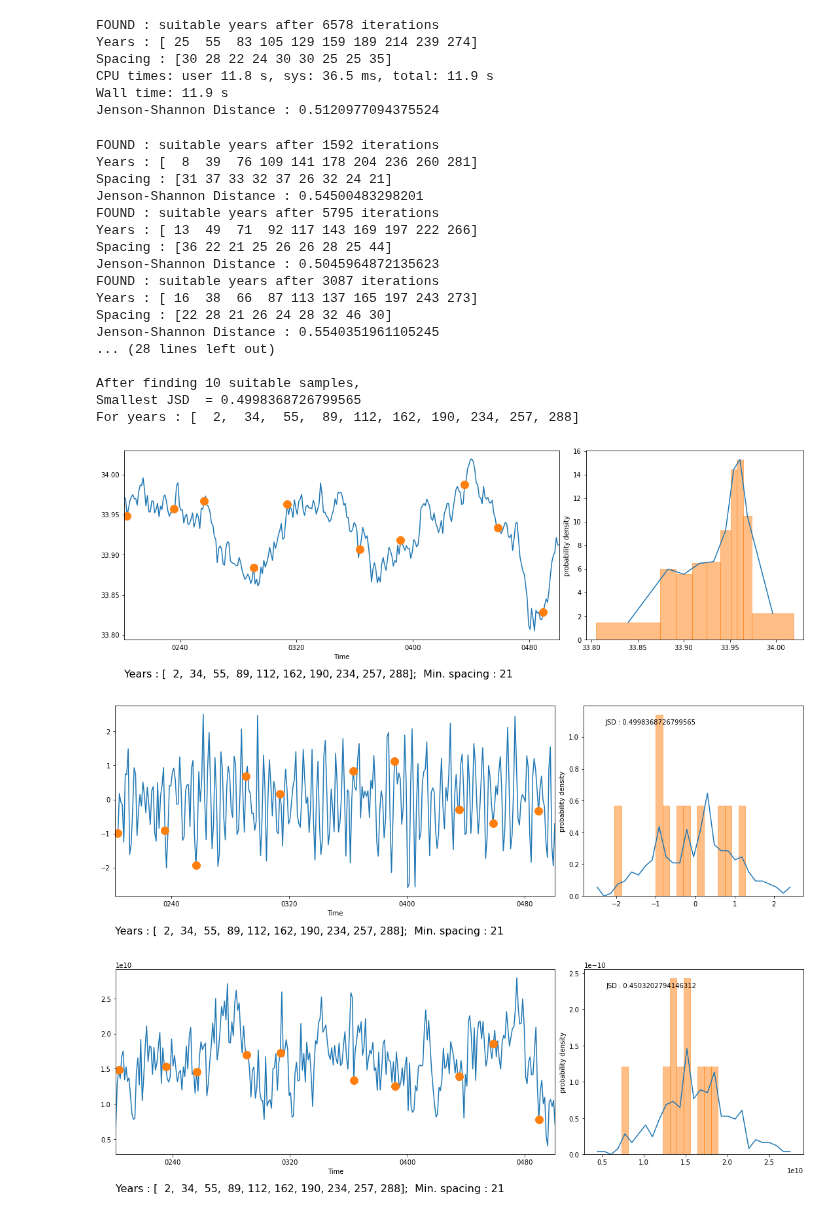
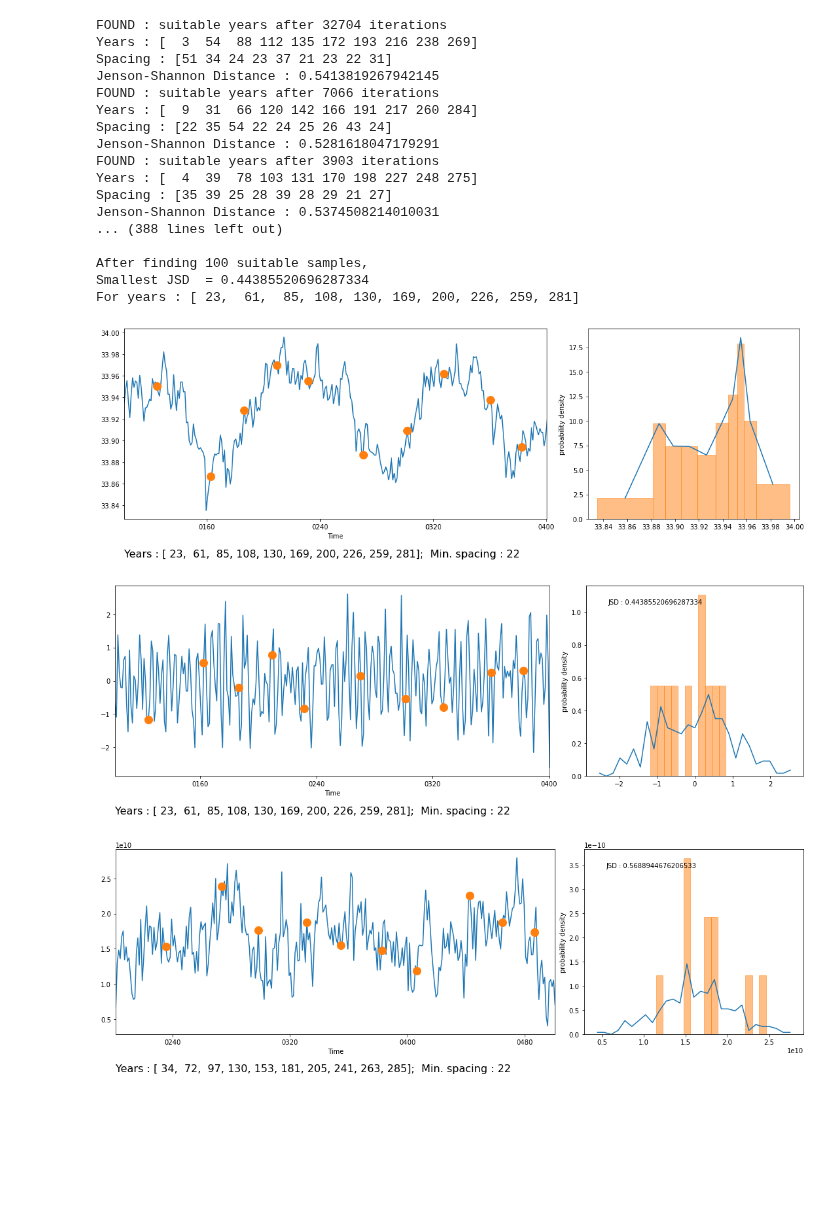
Before and after one commit to gmacgilchrist/esm4ppe_dev, a Jupyter notebook: notebooks/dev_startyears.ipynb, the cells around one changed output. Cells and saved outputs as stored; diff of their text form; code cells hidden in the pictures; blank space fills up the shorter version.

```diff
--- a/notebooks/dev_startyears.ipynb
+++ b/notebooks/dev_startyears.ipynb
@@ -31,23 +33,24 @@ import matplotlib.gridspec as gridspec
 import scipy.stats
 # %%
 # Mass transport for AABW
-paths = '../data/raw/CTRL/pp/ocean_annual_rho2/ts/annual/5yr/ocean_annual_rho2.0[2-4]*.vmo.nc'
+paths = '../data/raw/CTRL/pp/ocean_annual_rho2/ts/annual/5yr/ocean_annual_rho2.0[1-3]*.vmo.nc'
 ds = xr.open_mfdataset(glob.glob(paths),use_cftime=True)
 # Surface temperature for ENSO
-paths = '../data/raw/CTRL/pp/ocean_monthly/ts/monthly/5yr/ocean_monthly.0[2-4]*.tos.nc'
+paths = '../data/raw/CTRL/pp/ocean_monthly/ts/monthly/5yr/ocean_monthly.0[1-3]*.tos.nc'
 dstos = (xr.open_mfdataset(glob.glob(paths),use_cftime=True)
          # Use groupby to pick out years (coarsen doesn't like cftime)
          .groupby('time.year').mean().rename({'year':'time'})
          # Align coords with ds
          .assign_coords({'time':ds['time']}).drop('average_DT'))
 # Surface salinity
-paths = '../data/raw/CTRL/pp/ocean_monthly/ts/monthly/5yr/ocean_monthly.0[2-4]*.sos.nc'
+paths = '../data/raw/CTRL/pp/ocean_monthly/ts/monthly/5yr/ocean_monthly.0[1-3]*.sos.nc'
 dssos = (xr.open_mfdataset(glob.glob(paths),use_cftime=True)
          # Use groupby to pick out years (coarsen doesn't like cftime)
          .groupby('time.year').mean().rename({'year':'time'})
          # Align coords with ds
          .assign_coords({'time':ds['time']}).drop('average_DT'))
 ds = xr.merge([ds,dstos,dssos])
+# ds = xr.merge([dstos,dssos])
 # Grid
-gridpath = '../data/raw/CTRL/pp/ocean_annual_rho2/ocean_annual_rho2.static.nc'
+gridpath = '../data/raw/CTRL/pp/ocean_monthly/ocean_monthly.static.nc'
 grid = xr.open_mfdataset(glob.glob(gridpath))
@@ -97,8 +102,9 @@ with ProgressBar():
 # %%
-df = pd.DataFrame({'maxpsi':maxpsi,
+df = pd.DataFrame({
+                   'maxpsi':maxpsi,
                    'nino34':nino34,
                    'sosalinity':sosalinity,
-                   'time':np.arange(len(maxpsi['time']))})
+                   'time':np.arange(len(sosalinity['time']))})
 df
 # %% [output]
 |  | maxpsi | nino34 | sosalinity | time |
@@ -219,7 +225,9 @@ def get_distributions(ts,years,bins=30):
     sample_hist = histogram(sample,bins=[bins],dim=['time'],density=True)
     return ts_hist,sample_hist,bins
 
-def plot_distributions(ts,years,bins=30,print_years=True,print_jsd=True):
+def plot_distributions(ts,years,bins=30,
+                       print_years=True,print_jsd=True,
+                       savefig=False):
     sample = ts.isel(time=years)
     ts_hist,sample_hist,bin_edges = get_distributions(ts,years,bins=bins)
 
@@ -250,22 +258,19 @@ def plot_distributions(ts,years,bins=30,print_years=True,print_jsd=True):
 
         distance = get_jsd(ts,years)
         ax2.text(xpos,ypos,"JSD : {}".format(distance))
+
+    if savefig:
+        fig.savefig('../figures/ts_pdf.'+ts.name+'.png')
 # %%
 dfshort=df[:-10] # Ensemble runs could be up to 10 years, so constrain to be within first 290 years
 bins_pd = pd.cut(dfshort[primaryvar],bins)
 groups = dfshort.groupby(bins_pd)
-# %% [output]
-FOUND : suitable years after 6578 iterations
-Years : [ 25  55  83 105 129 159 189 214 239 274]
-Spacing : [30 28 22 24 30 30 25 25 35]
-CPU times: user 11.8 s, sys: 36.5 ms, total: 11.9 s
-Wall time: 11.9 s
-Jenson-Shannon Distance : 0.5120977094375524
 # %%
 ni=0
-maxni = 10
+maxni = 100
 distance = 1
 while ni<maxni:
+    print("ITERATION #{}".format(ni))
     yearsnow = get_years_with_spacing(groups,minspacing=20)
     distancenow = get_jsd(nino34,yearsnow)
     print("Jenson-Shannon Distance : {}".format(distancenow))
@@ -278,32 +283,37 @@ print("After finding {} suitable samples, ".format(ni))
 print("Smallest JSD  = {}".format(distance))
 print("For years : "+np.array2string(years,separator=', '))
 # %% [output]
-FOUND : suitable years after 1592 iterations
-Years : [  8  39  76 109 141 178 204 236 260 281]
-Spacing : [31 37 33 32 37 26 32 24 21]
-Jenson-Shannon Distance : 0.54500483298201
-FOUND : suitable years after 5795 iterations
-Years : [ 13  49  71  92 117 143 169 197 222 266]
-Spacing : [36 22 21 25 26 26 28 25 44]
-Jenson-Shannon Distance : 0.5045964872135623
-FOUND : suitable years after 3087 iterations
-Years : [ 16  38  66  87 113 137 165 197 243 273]
-Spacing : [22 28 21 26 24 28 32 46 30]
-Jenson-Shannon Distance : 0.5540351961105245
-... (28 lines left out)
+FOUND : suitable years after 32704 iterations
+Years : [  3  54  88 112 135 172 193 216 238 269]
+Spacing : [51 34 24 23 37 21 23 22 31]
+Jenson-Shannon Distance : 0.5413819267942145
+FOUND : suitable years after 7066 iterations
+Years : [  9  31  66 120 142 166 191 217 260 284]
+Spacing : [22 35 54 22 24 25 26 43 24]
+Jenson-Shannon Distance : 0.5281618047179291
+FOUND : suitable years after 3903 iterations
+Years : [  4  39  78 103 131 170 198 227 248 275]
+Spacing : [35 39 25 28 39 28 29 21 27]
+Jenson-Shannon Distance : 0.5374508214010031
+... (388 lines left out)
 
-After finding 10 suitable samples,
-Smallest JSD  = 0.4998368726799565
-For years : [  2,  34,  55,  89, 112, 162, 190, 234, 257, 288]
+After finding 100 suitable samples,
+Smallest JSD  = 0.44385520696287334
+For years : [ 23,  61,  85, 108, 130, 169, 200, 226, 259, 281]
 # %%
-plot_distributions(sosalinity,years,bins=get_quantile_bins(sosalinity),print_jsd=False)
+plot_distributions(sosalinity,years,
+                   bins=get_quantile_bins(sosalinity),
+                   print_jsd=False,
+                   savefig=True)
 # %% [output]
-[figure, old version]
+[figure, new version]
 # %%
-plot_distributions(nino34,years)
+plot_distributions(nino34,years,
+                  savefig=True)
 # %% [output]
-[figure, old version]
+[figure, new version]
 # %%
-plot_distributions(maxpsi,years)
+plot_distributions(maxpsi,years,
+                  savefig=True)
 # %% [output]
-[figure, old version]
+[figure, new version]
```
Also changed, not shown: parts of 6 cells of this notebook, 5 other files.
